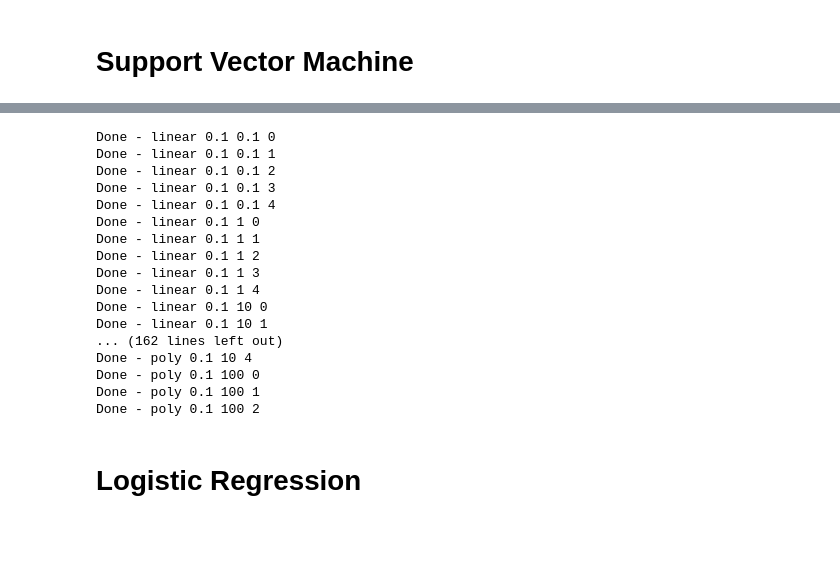
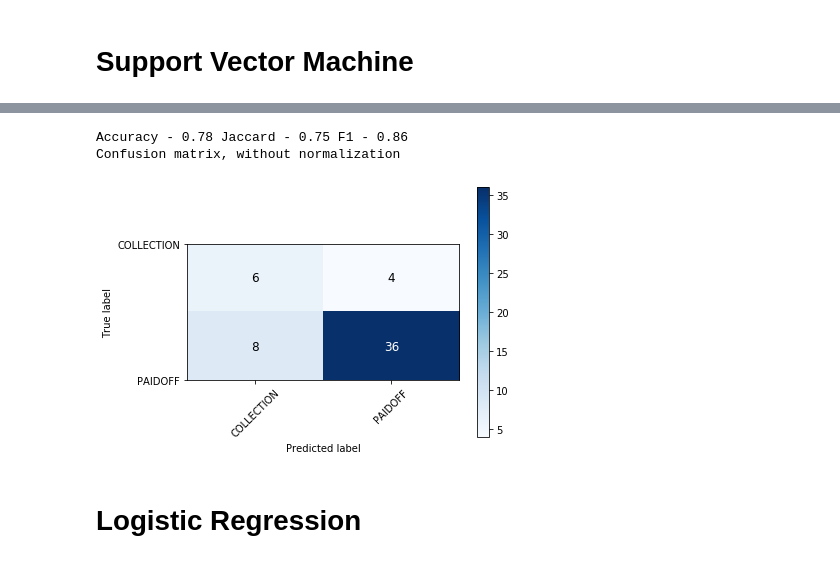
Before and after one commit to jwillis0720/CourseraJRW, a Jupyter notebook: IBM/MachineLearningwPython/week6_final/ML0101EN-Proj-Loan-py-v1.ipynb, the cells around one changed output, grey strips where cells are left out. Cells and saved outputs as stored; diff of their text form; code cells hidden in the pictures; blank space fills up the shorter version.

```diff
--- a/IBM/MachineLearningwPython/week6_final/ML0101EN-Proj-Loan-py-v1.ipynb
+++ b/IBM/MachineLearningwPython/week6_final/ML0101EN-Proj-Loan-py-v1.ipynb
@@ -461,61 +407,39 @@ Confusion matrix, without normalization
 # %%
 ##Get training data without split
 train_x = hot_encoding_df_train[feature_columns].to_numpy()
 train_y = hot_encoding_df_train[dependent_feature].to_numpy()
 train_x_normal = preprocessing.StandardScaler().fit_transform(train_x)
 
 #Official testing dataframe from coursera
 official_test_x = hot_encoding_df_test[feature_columns].to_numpy()
 official_test_y = hot_encoding_df_test[dependent_feature].to_numpy()
 official_test_x_normal = preprocessing.StandardScaler().fit_transform(official_test_x)
 
 #encode binary of y
 le = preprocessing.LabelEncoder()
 train_y_binary = le.fit_transform(train_y)
 official_test_y_binary = le.fit_transform(official_test_y)
 
-results_df = []
-for kernel in ["linear", "rbf", "poly"]:
-    for c in  [0.1, 1, 10, 100]:
-        for gamma in [0.1, 1,10, 100]:
-            for degree in  [0, 1, 2, 3, 4]:
-                clf = svm.SVC(kernel=kernel,degree=degree,gamma=gamma,C=c)
-                clf.fit(train_x_normal, train_y_binary)
-                y_hat_test = clf.predict(official_test_x_normal)
-                svm_acc = accuracy_score(y_hat_test,official_test_y_binary)
-                svm_jaccard = jaccard_score(y_hat_test,official_test_y_binary)
-                svm_f1 = f1_score(y_hat_test,official_test_y_binary)
-                results_df.append({
-                    'svm_acc':svm_acc,
-                    'svm_jac':svm_jaccard,
-                    'svm_f1':svm_f1,
-                    'c':c,
-                    'kernel':kernel,
-                    'gamma':gamma,
-                    'degree':degree,
-                    'y_hat_test':y_hat_test,
-                    'y_truth': official_test_y_binary
+'''I found that a 2nd degree polynomial fits better accuracy than rbc, most parameters overfit and get all PAIDOFF'''
+kernel = 'poly'
+degree = 2
+gamma = 1
+C = 1
+svc = svm.SVC(kernel=kernel,degree=degree,gamma=gamma,C=C)
+svc.fit(train_x_normal, train_y_binary)
 
-                })
-                print("Done - {} {} {} {}".format(kernel,c,gamma,degree))
-                #print(kernel,c,gamma,degree,"{:.2f}".format(accuracy_score(y_hat_test,official_test_y_binary)))
-        #plot_confusion_matrix(confusion_matrix(y_hat_test,encoded_test_df_y_binary ).transpose(),classes=np.unique(encoded_test_df_y_binary).T)
-        #plt.show()
+#Get y_hat_testing - will be in binary
+y_hat_test = svc.predict(official_test_x_normal)
+
+
+#Get metrics
+svm_acc = accuracy_score(y_hat_test,official_test_y_binary)
+svm_jaccard = jaccard_score(y_hat_test,official_test_y_binary)
+svm_f1 = f1_score(y_hat_test,official_test_y_binary)
+
+print("Accuracy - {:.2f} Jaccard - {:.2} F1 - {:.2}".format(svm_acc, svm_jaccard, svm_f1))
+plot_confusion_matrix(confusion_matrix(y_hat_test,encoded_test_df_y_binary ),classes=np.unique(official_test_y))
 # %% [output]
-Done - linear 0.1 0.1 0
-Done - linear 0.1 0.1 1
-Done - linear 0.1 0.1 2
-Done - linear 0.1 0.1 3
-Done - linear 0.1 0.1 4
-Done - linear 0.1 1 0
-Done - linear 0.1 1 1
-Done - linear 0.1 1 2
-Done - linear 0.1 1 3
-Done - linear 0.1 1 4
-Done - linear 0.1 10 0
-Done - linear 0.1 10 1
-... (162 lines left out)
-Done - poly 0.1 10 4
-Done - poly 0.1 100 0
-Done - poly 0.1 100 1
-Done - poly 0.1 100 2
+Accuracy - 0.78 Jaccard - 0.75 F1 - 0.86
+Confusion matrix, without normalization
+[figure, added]
```
Also changed, not shown: parts of 13 cells of this notebook, 2 other files.
